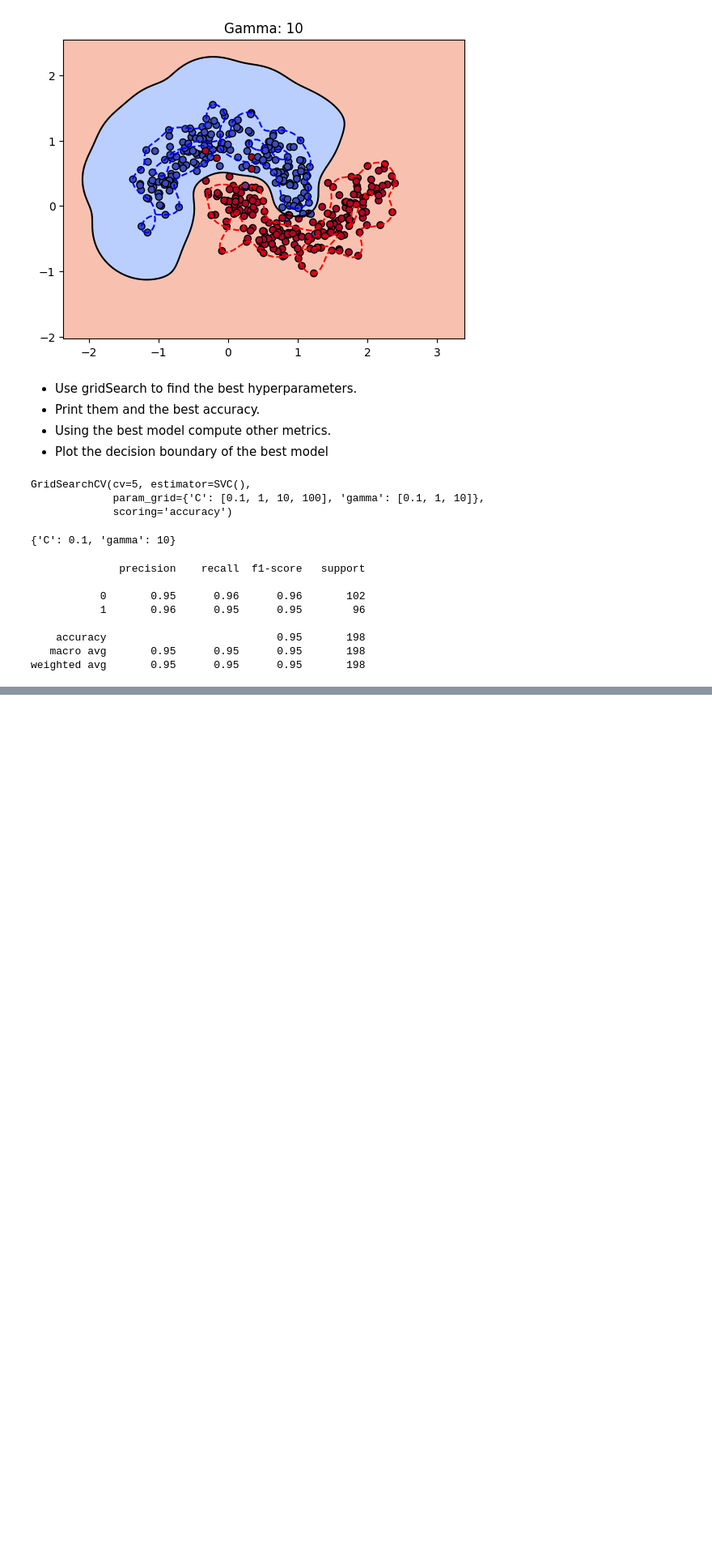
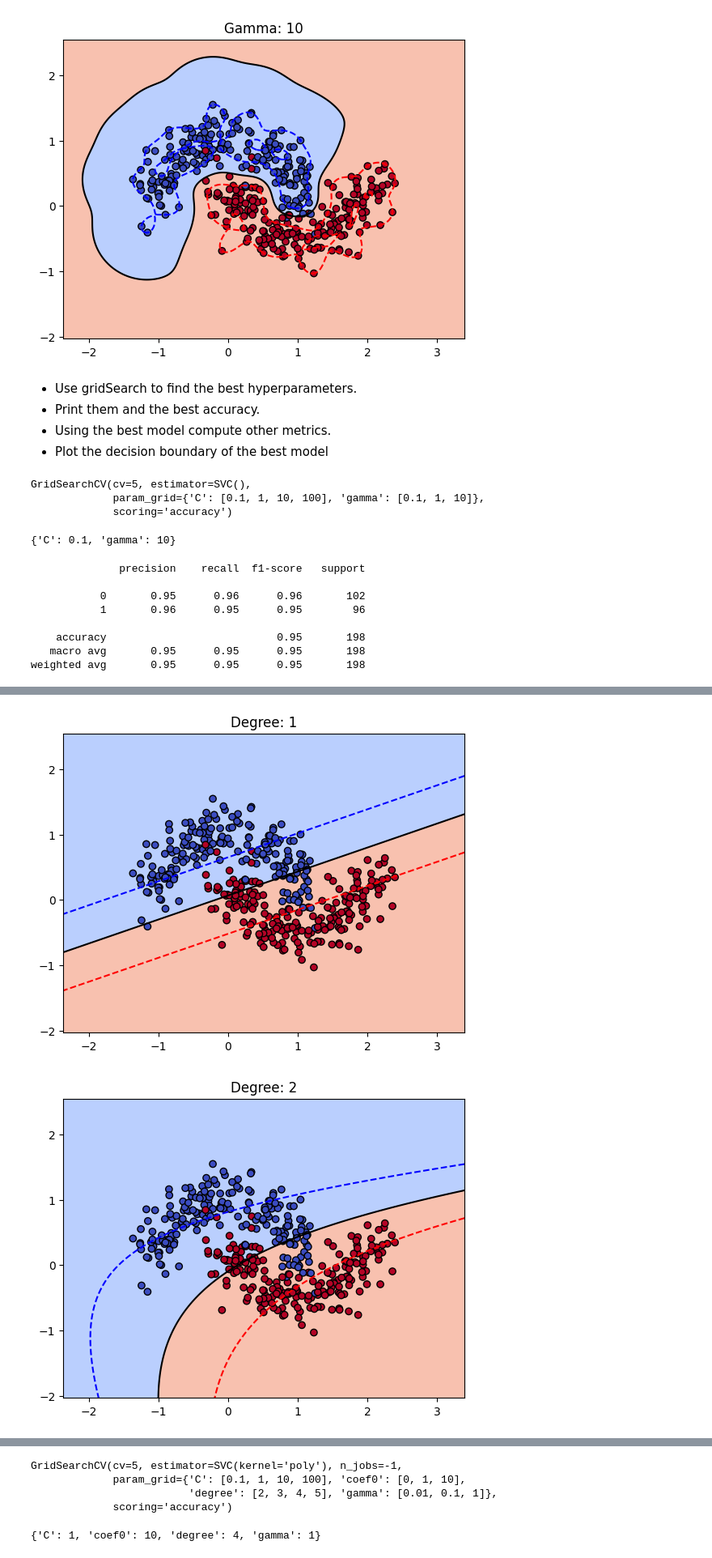
Before and after one commit to bmalcover/cursSocib, a Jupyter notebook: assets/bloc1/solutions/SVMSOLUTION.ipynb, the cells around one changed output, grey strips where cells are left out. Shown at 81% size. Drawn from its saved outputs; the diff is of its cells as text; code cells hidden in the pictures; blank space fills up the shorter version.

```diff
--- a/assets/bloc1/solutions/SVMSOLUTION.ipynb
+++ b/assets/bloc1/solutions/SVMSOLUTION.ipynb
@@ -229,0 +240,13 @@ plot_svm_decision_boundary(best_model, X_train, y_train)
+# %%
+degree = [1, 2, 3]
+
+for d in degree:
+    svc = svm(kernel='poly', random_state=0, degree=d,gamma=0.1, C=1, coef0=0.1)
+    # Train the classifier
+    svc.fit(X_train, y_train)
+
+    # Visualize the decision boundaries
+    plot_svm_decision_boundary(svc, X_train, y_train, f"Degree: {d}")
+# %% [output]
+[figure, added]
+[figure, added]
@@ -229,0 +254,20 @@ plot_svm_decision_boundary(best_model, X_train, y_train)
+# %%
+param_grid = {
+    'degree': [2, 3, 4, 5],
+    'C': [0.1, 1, 10, 100],
+    'gamma': [0.01, 0.1, 1],
+    'coef0': [0, 1, 10]
+}
+
+svc = svm(kernel='poly')
+grid_search = GridSearchCV(svc, param_grid, cv=5, n_jobs=-1, scoring='accuracy')
+grid_search.fit(X_train, y_train)
+# %% [output]
+GridSearchCV(cv=5, estimator=SVC(kernel='poly'), n_jobs=-1,
+             param_grid={'C': [0.1, 1, 10, 100], 'coef0': [0, 1, 10],
+                         'degree': [2, 3, 4, 5], 'gamma': [0.01, 0.1, 1]},
+             scoring='accuracy')
+# %%
+grid_search.best_params_
+# %% [output]
+{'C': 1, 'coef0': 10, 'degree': 4, 'gamma': 1}
```
Also changed, not shown: parts of 11 cells of this notebook, 1 other file.
